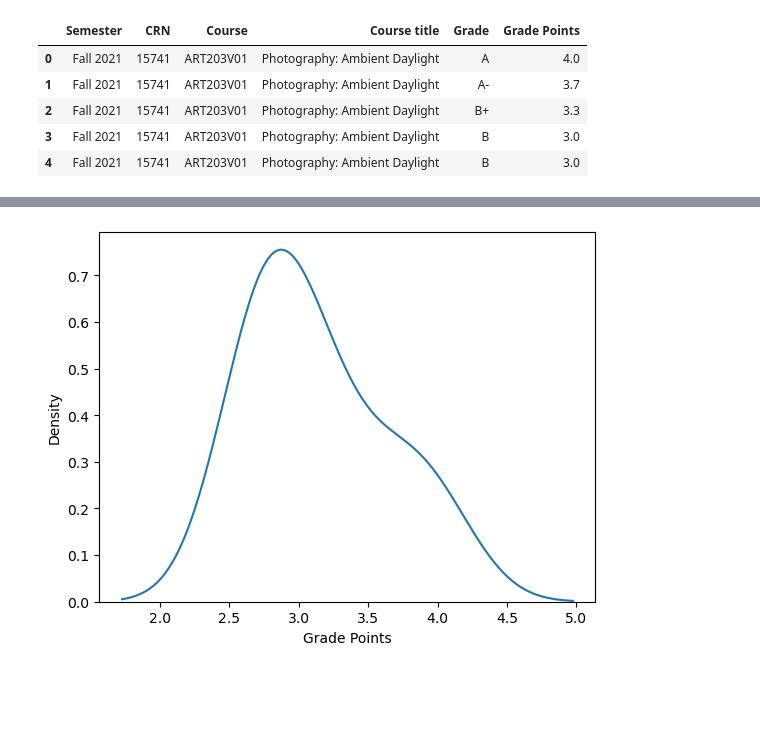
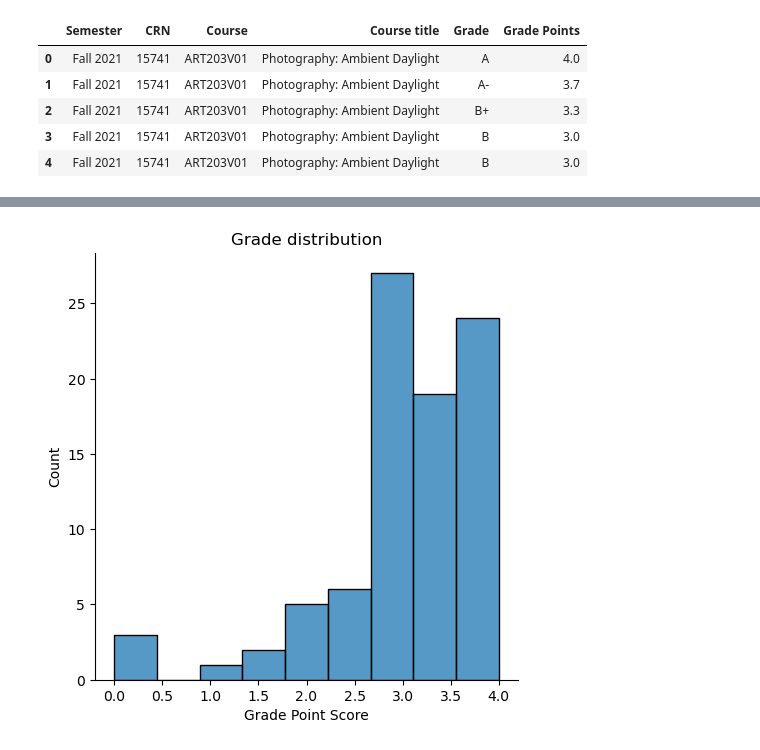
Before and after one commit to gperdrizet/grade_distribution, a Jupyter notebook: grade_distribution_plots.ipynb, the cells around one changed output, grey strips where cells are left out. Saved outputs shown, nothing was run; the diff lists cells and outputs as text; code cells hidden in the pictures; blank space fills up the shorter version.

```diff
--- a/grade_distribution_plots.ipynb
+++ b/grade_distribution_plots.ipynb
@@ -34,4 +46,13 @@ plt = sns.countplot(x ='Grade', data = data)
-# %%
-plot = sns.kdeplot(data=data, x="Grade Points")
-# %% [output]
-[figure, removed]
+# %%
+ax = sns.displot(
+    data=data,
+    x="Grade Points"
+)
+
+plot = ax.set(
+    xlabel='Grade Point Score',
+    ylabel='Count',
+    title='Grade distribution'
+)
+# %% [output]
+[figure, added]
```
Also changed, not shown: parts of 10 cells of this notebook.
